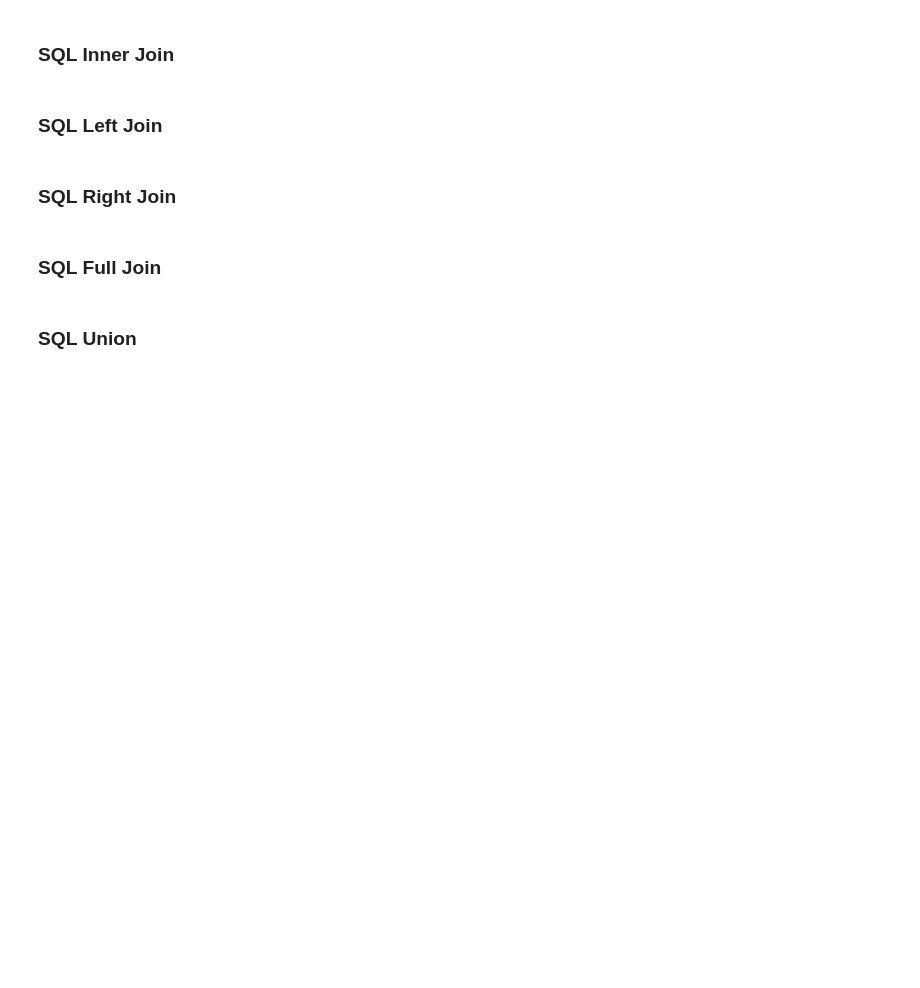
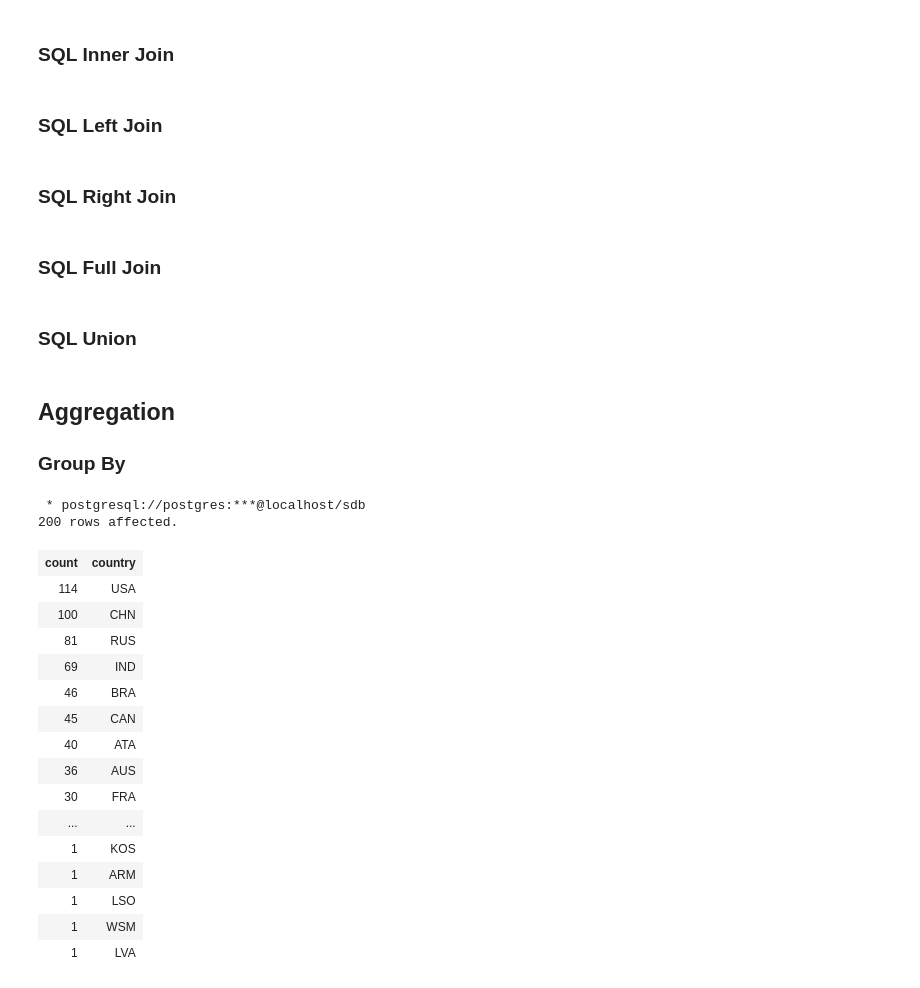
Before and after one commit to giswqs/postgis, a Jupyter notebook: _sources/chapters/sql_basics.ipynb, the cells around one changed output. Drawn from its saved outputs; the diff is of its cells as text; code cells hidden in the pictures; blank space fills up the shorter version.

```diff
--- a/_sources/chapters/sql_basics.ipynb
+++ b/_sources/chapters/sql_basics.ipynb
@@ -173,3 +272,33 @@ SELECT * FROM cities FULL JOIN countries ON cities.country = countries."Alpha3_c
 SELECT country FROM cities
 UNION
 SELECT "Alpha3_code" FROM countries
+# %% [markdown]
+## Aggregation
+
+### Group By
+# %%
+%%sql
+
+SELECT COUNT(name), country
+FROM cities
+GROUP BY country
+ORDER BY COUNT(name) DESC
+# %% [output]
+ * postgresql://postgres:***@localhost/sdb
+200 rows affected.
+| count | country |
+| 114 | USA |
+| 100 | CHN |
+| 81 | RUS |
+| 69 | IND |
+| 46 | BRA |
+| 45 | CAN |
+| 40 | ATA |
+| 36 | AUS |
+| 30 | FRA |
+| ... | ... |
+| 1 | KOS |
+| 1 | ARM |
+| 1 | LSO |
+| 1 | WSM |
+| 1 | LVA |
```
Also changed, not shown: parts of 22 cells of this notebook, 15 other files.
